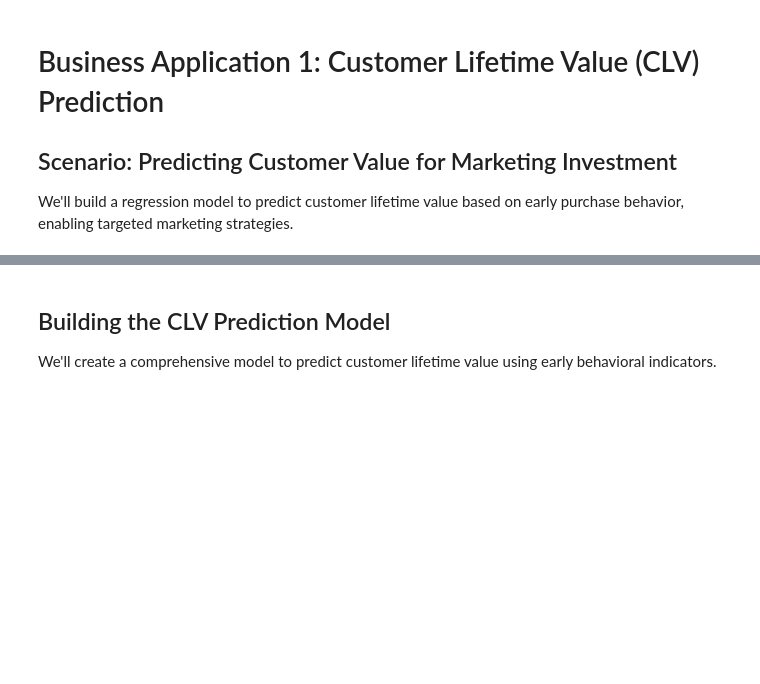
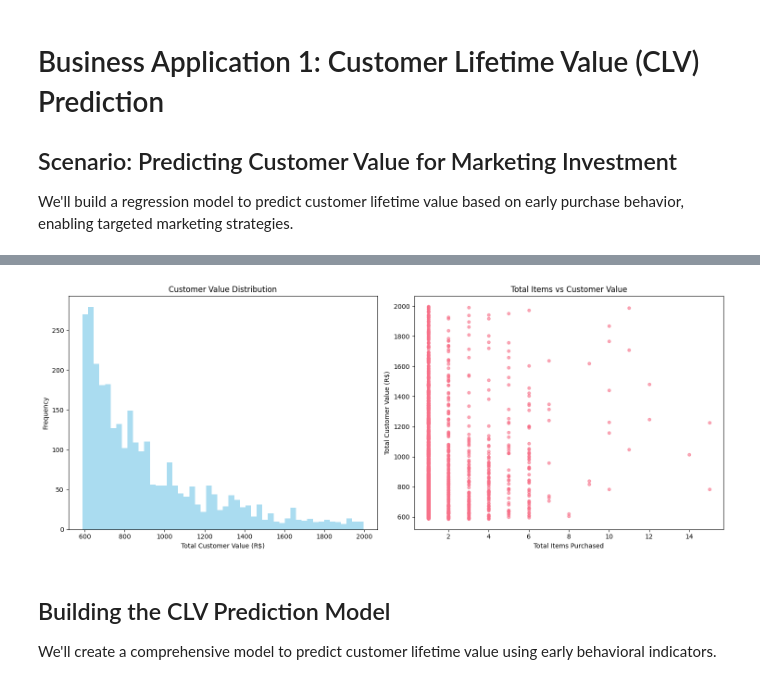
Before and after one commit to olaoluwaoyebola/python-data-analysis-course, a Jupyter notebook: Month_2/Week_8/Lecture/02_linear_regression_part2_business_modeling_applications.ipynb, the cells around one changed output, grey strips where cells are left out. Drawn from its saved outputs; the diff is of its cells as text; code cells hidden in the pictures; blank space fills up the shorter version.

```diff
--- a/Month_2/Week_8/Lecture/02_linear_regression_part2_business_modeling_applications.ipynb
+++ b/Month_2/Week_8/Lecture/02_linear_regression_part2_business_modeling_applications.ipynb
@@ -129,10 +129,12 @@ We'll build a regression model to predict customer lifetime value based on early
 # %%
 def prepare_clv_dataset():
     """
-    Prepare customer lifetime value dataset for regression modeling.
+    Prepare customer value dataset for regression modeling.
+    Note: Olist customers are mostly one-time purchasers, so we predict total customer value
+    rather than traditional lifetime value.
 
     Returns:
-        pd.DataFrame: CLV dataset with features and target
+        pd.DataFrame: Customer value dataset with features and target
     """
     query = """
     WITH customer_first_order AS (
@@ -149,22 +151,21 @@ def prepare_clv_dataset():
             c.customer_state,
             fo.first_order_date,
 
-            -- Target: Total customer lifetime value
-            SUM(oi.price + oi.freight_value) as total_clv,
+            -- Target: Total customer value (since most are one-time customers)
+            SUM(oi.price + oi.freight_value) as total_customer_value,
 
-            -- Early behavior features (first 30 days)
-            COUNT(DISTINCT CASE
-                WHEN o.order_purchase_timestamp <= fo.first_order_date + INTERVAL '30 days'
-                THEN o.order_id
-            END) as orders_first_30_days,
+            -- Customer behavior features
+            COUNT(DISTINCT o.order_id) as total_orders,
+            COUNT(DISTINCT oi.order_item_id) as total_items,
+            AVG(oi.price) as avg_item_price,
+            SUM(oi.freight_value) as total_freight,
 
-            SUM(CASE
-                WHEN o.order_purchase_timestamp <= fo.first_order_date + INTERVAL '30 days'
-                THEN oi.price + oi.freight_value
-                ELSE 0
-            END) as spending_first_30_days,
+            -- Product diversity
+            COUNT(DISTINCT t.product_category_name_english) as unique_categories,
+            AVG(p.product_weight_g) as avg_product_weight,
+            AVG(p.product_length_cm * p.product_height_cm * p.product_width_cm) as avg_product_volume,
 
-            -- First order characteristics
+            -- First order characteristics (using the pre-calculated first_order_date)
             COUNT(DISTINCT CASE
                 WHEN o.order_purchase_timestamp = fo.first_order_date
                 THEN oi.order_item_id
@@ -173,36 +174,35 @@ def prepare_clv_dataset():
             AVG(CASE
                 WHEN o.order_purchase_timestamp = fo.first_order_date
                 THEN oi.price
-            END) as first_order_avg_item_price,
+            END) as first_order_avg_price,
 
             COUNT(DISTINCT CASE
                 WHEN o.order_purchase_timestamp = fo.first_order_date
-                THEN p.product_category_name_english
+                THEN t.product_category_name_english
             END) as first_order_categories,
 
-            -- Overall customer behavior
-            COUNT(DISTINCT o.order_id) as total_orders,
-            COUNT(DISTINCT p.product_category_name_english) as unique_categories,
+            -- Customer satisfaction
             AVG(r.review_score) as avg_review_score,
 
             -- Temporal features
             EXTRACT(MONTH FROM fo.first_order_date) as first_order_month,
             EXTRACT(DOW FROM fo.first_order_date) as first_order_dow,
+            EXTRACT(HOUR FROM fo.first_order_date) as first_order_hour,
 
-            -- Time span
-            EXTRACT(DAYS FROM (MAX(o.order_purchase_timestamp) - fo.first_order_date)) as customer_lifespan_days
+            -- Purchase pattern (single vs multiple orders)
+            CASE WHEN COUNT(DISTINCT o.order_id) > 1 THEN 1 ELSE 0 END as is_repeat_customer
 
         FROM "olist_sales_data_set"."olist_customers_dataset" c
         INNER JOIN customer_first_order fo ON c.customer_id = fo.customer_id
         INNER JOIN "olist_sales_data_set"."olist_orders_dataset" o ON c.customer_id = o.customer_id
         INNER JOIN "olist_sales_data_set"."olist_order_items_dataset" oi ON o.order_id = oi.order_id
         INNER JOIN "olist_sales_data_set"."olist_products_dataset" p ON oi.product_id = p.product_id
+        LEFT JOIN "olist_sales_data_set"."product_category_name_translation" t
+            ON p.product_category_name = t.product_category_name
         LEFT JOIN "olist_sales_data_set"."olist_order_reviews_dataset" r ON o.order_id = r.order_id
         WHERE o.order_status = 'delivered'
         GROUP BY c.customer_id, c.customer_state, fo.first_order_date
-        HAVING COUNT(DISTINCT o.order_id) >= 1
-            AND SUM(oi.price + oi.freight_value) > 0
-            AND EXTRACT(DAYS FROM (MAX(o.order_purchase_timestamp) - fo.first_order_date)) >= 30
+        HAVING SUM(oi.price + oi.freight_value) > 0
     ),
     regional_mapping AS (
         SELECT
@@ -220,37 +220,42 @@ def prepare_clv_dataset():
     SELECT *
     FROM regional_mapping
     WHERE region != 'Other'
-        AND total_clv < 2000  -- Remove extreme outliers
-        AND customer_lifespan_days <= 365  -- Focus on first year
-    ORDER BY total_clv DESC
+        AND total_customer_value < 2000  -- Remove extreme outliers
+        AND total_customer_value > 10    -- Remove very low value customers
+    ORDER BY total_customer_value DESC
     LIMIT 3000
     """
 
     return pd.read_sql(query, engine)
 
-# Load CLV dataset
+# Load customer value dataset
 clv_df = prepare_clv_dataset()
 
-print(f"Loaded {len(clv_df):,} customers for CLV analysis")
-print(f"\nTarget variable (total_clv) statistics:")
-print(clv_df['total_clv'].describe())
+print(f"Loaded {len(clv_df):,} customers for customer value analysis")
+print(f"\nNote: Olist customers are mostly one-time purchasers")
+print(f"Repeat customers: {clv_df['is_repeat_customer'].sum():,} ({clv_df['is_repeat_customer'].mean()*100:.1f}%)")
 
-print(f"\nEarly behavior insights:")
-print(f"Average spending in first 30 days: R$ {clv_df['spending_first_30_days'].mean():.2f}")
-print(f"Average orders in first 30 days: {clv_df['orders_first_30_days'].mean():.2f}")
+print(f"\nTarget variable (total_customer_value) statistics:")
+print(clv_df['total_customer_value'].describe())
 
-# Visualize CLV distribution
+print(f"\nCustomer behavior insights:")
+print(f"Average orders per customer: {clv_df['total_orders'].mean():.2f}")
+print(f"Average items per customer: {clv_df['total_items'].mean():.2f}")
+print(f"Average categories per customer: {clv_df['unique_categories'].mean():.2f}")
+
+# Visualize customer value distribution
 fig, axes = plt.subplots(1, 2, figsize=(15, 6))
 
-axes[0].hist(clv_df['total_clv'], bins=50, alpha=0.7, color='skyblue')
-axes[0].set_title('Customer Lifetime Value Distribution')
-axes[0].set_xlabel('Total CLV (R$)')
+axes[0].hist(clv_df['total_customer_value'], bins=50, alpha=0.7, color='skyblue')
+axes[0].set_title('Customer Value Distribution')
+axes[0].set_xlabel('Total Customer Value (R$)')
 axes[0].set_ylabel('Frequency')
 
-axes[1].scatter(clv_df['spending_first_30_days'], clv_df['total_clv'], alpha=0.6, s=20)
-axes[1].set_title('First 30 Days Spending vs Total CLV')
-axes[1].set_xlabel('Spending First 30 Days (R$)')
-axes[1].set_ylabel('Total CLV (R$)')
+axes[1].scatter(clv_df['total_items'], clv_df['total_customer_value'], alpha=0.6, s=20)
+axes[1].set_title('Total Items vs Customer Value')
+axes[1].set_xlabel('Total Items Purchased')
+axes[1].set_ylabel('Total Customer Value (R$)')
 
 plt.tight_layout()
 plt.show()
+# %% [output]
@@ -257,3 +282,4 @@ plt.show()
+[figure, added]
 # %% [markdown]
 ## Building the CLV Prediction Model
 
```
Also changed, not shown: parts of 5 cells of this notebook, 2 other files.
